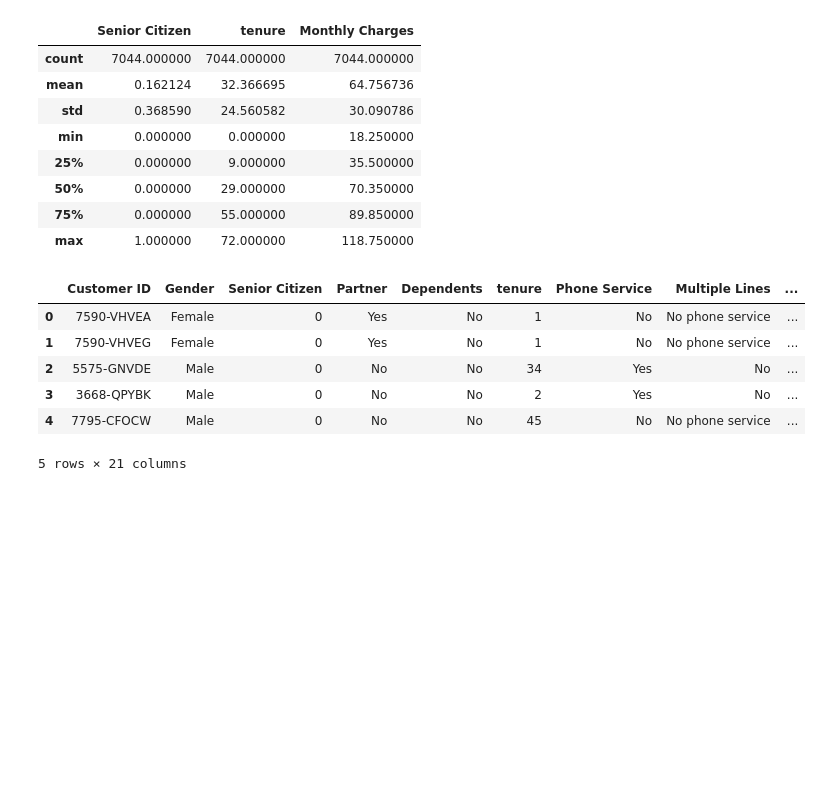
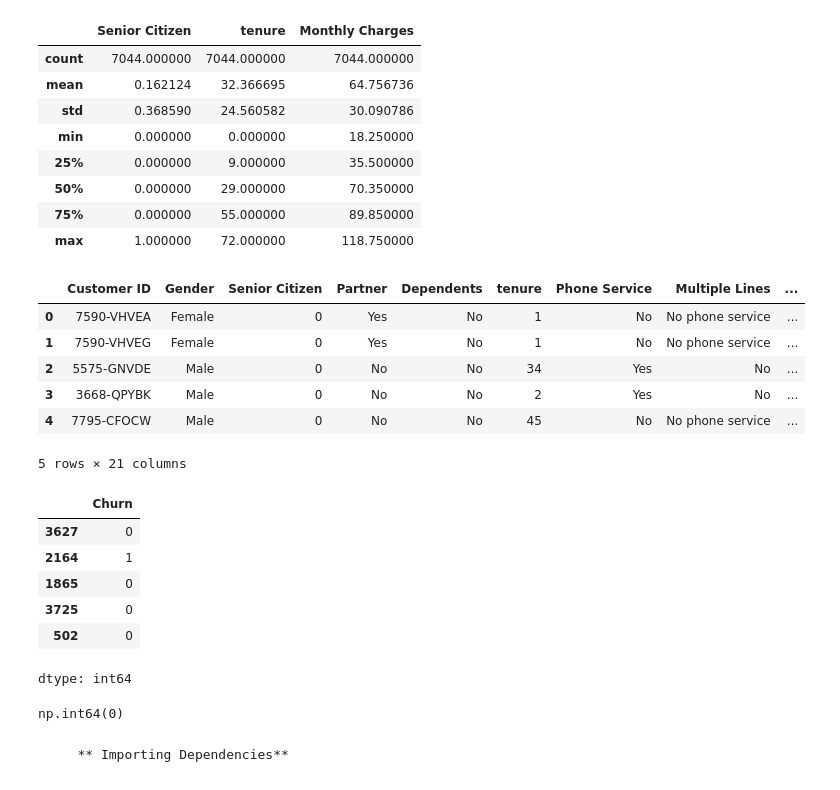
Before and after one commit to BrilliantChard/Python-and-ML, a Jupyter notebook: Churn_Model.ipynb, the cells around one changed output. Drawn from its saved outputs; the diff is of its cells as text; code cells hidden in the pictures; blank space fills up the shorter version.

```diff
--- a/Churn_Model.ipynb
+++ b/Churn_Model.ipynb
@@ -93,3 +93,25 @@ data.head()
 | 3 | 3668-QPYBK | Male | 0 | No | No | 2 | Yes | No | ... |
 | 4 | 7795-CFOCW | Male | 0 | No | No | 45 | No | No phone service | ... |
 5 rows × 21 columns
+# %%
+X = pd.get_dummies(data.drop(['Churn', 'Customer ID'], axis=1))
+y = data['Churn'].apply(lambda x: 1 if x=='Yes' else 0)
+# %%
+from sklearn.model_selection import train_test_split
+X_train, X_test, y_train, y_test = train_test_split(X, y, test_size=.2)
+# %%
+y_train.head()
+# %% [output]
+|  | Churn |
+| 3627 | 0 |
+| 2164 | 1 |
+| 1865 | 0 |
+| 3725 | 0 |
+| 502 | 0 |
+dtype: int64
+# %%
+y_train.isnull().sum()
+# %% [output]
+np.int64(0)
+# %% [markdown]
+       ** Importing Dependencies**
```
Also changed, not shown: parts of 5 cells of this notebook.
